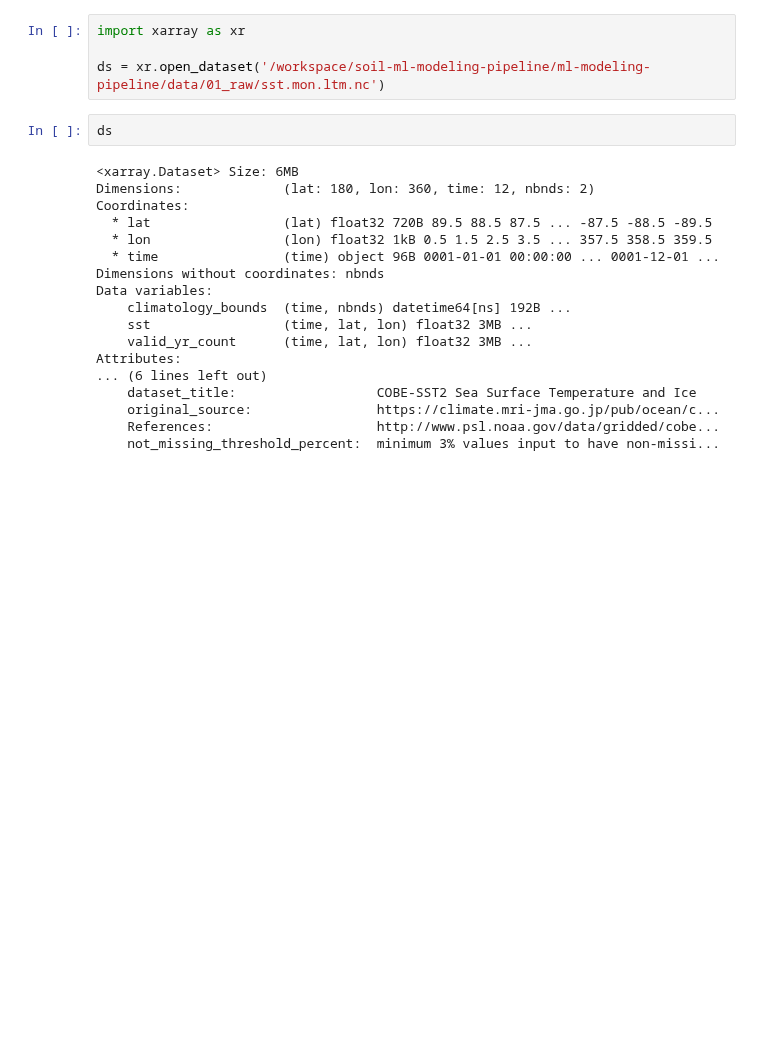
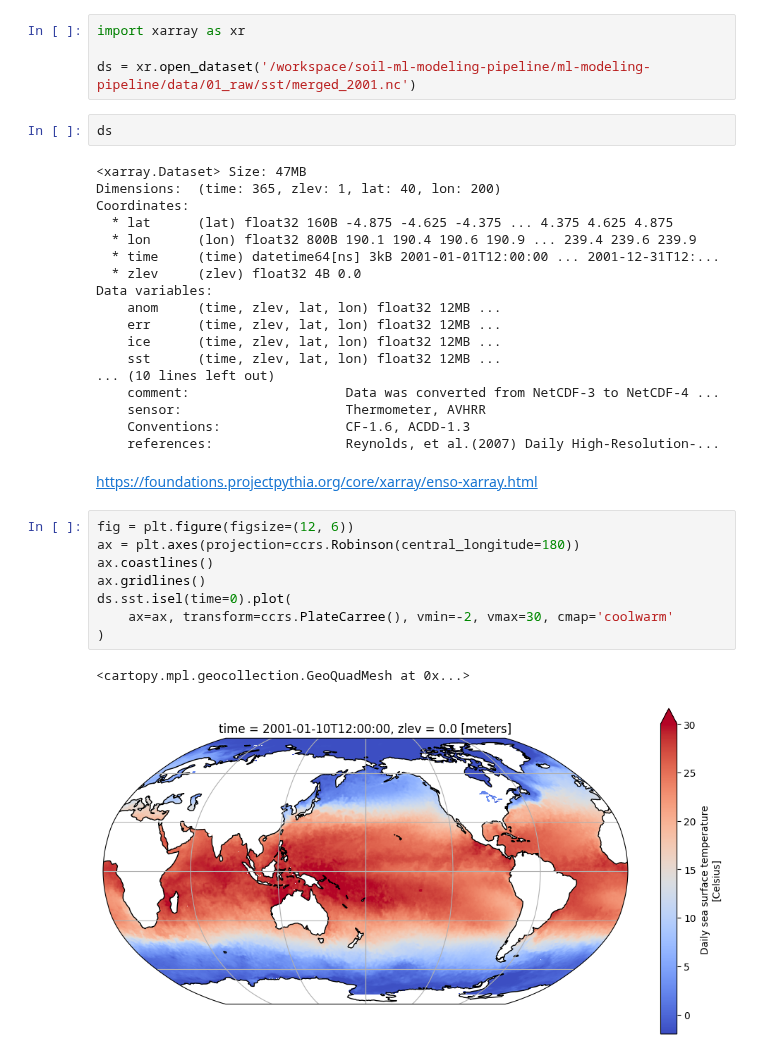
Before and after one commit to AdamPrzychodniPrivate/soil-water-forecasting, a Jupyter notebook: ml-modeling-pipeline/notebooks/sst.ipynb, the cells around one changed output. Drawn from its saved outputs; the diff is of its cells as text; blank space fills up the shorter version.

```diff
--- a/ml-modeling-pipeline/notebooks/sst.ipynb
+++ b/ml-modeling-pipeline/notebooks/sst.ipynb
@@ -1,24 +126,37 @@
 # %%
 import xarray as xr
 
-ds = xr.open_dataset('/workspace/soil-ml-modeling-pipeline/ml-modeling-pipeline/data/01_raw/sst.mon.ltm.nc')
+ds = xr.open_dataset('/workspace/soil-ml-modeling-pipeline/ml-modeling-pipeline/data/01_raw/sst/merged_2001.nc')
 # %%
 ds
 # %% [output]
-<xarray.Dataset> Size: 6MB
-Dimensions:             (lat: 180, lon: 360, time: 12, nbnds: 2)
+<xarray.Dataset> Size: 47MB
+Dimensions:  (time: 365, zlev: 1, lat: 40, lon: 200)
 Coordinates:
-  * lat                 (lat) float32 720B 89.5 88.5 87.5 ... -87.5 -88.5 -89.5
-  * lon                 (lon) float32 1kB 0.5 1.5 2.5 3.5 ... 357.5 358.5 359.5
-  * time                (time) object 96B 0001-01-01 00:00:00 ... 0001-12-01 ...
-Dimensions without coordinates: nbnds
+  * lat      (lat) float32 160B -4.875 -4.625 -4.375 ... 4.375 4.625 4.875
+  * lon      (lon) float32 800B 190.1 190.4 190.6 190.9 ... 239.4 239.6 239.9
+  * time     (time) datetime64[ns] 3kB 2001-01-01T12:00:00 ... 2001-12-31T12:...
+  * zlev     (zlev) float32 4B 0.0
 Data variables:
-    climatology_bounds  (time, nbnds) datetime64[ns] 192B ...
-    sst                 (time, lat, lon) float32 3MB ...
-    valid_yr_count      (time, lat, lon) float32 3MB ...
-Attributes:
-... (6 lines left out)
-    dataset_title:                  COBE-SST2 Sea Surface Temperature and Ice
-    original_source:                https://climate.mri-jma.go.jp/pub/ocean/c...
-    References:                     http://www.psl.noaa.gov/data/gridded/cobe...
-    not_missing_threshold_percent:  minimum 3% values input to have non-missi...
+    anom     (time, zlev, lat, lon) float32 12MB ...
+    err      (time, zlev, lat, lon) float32 12MB ...
+    ice      (time, zlev, lat, lon) float32 12MB ...
+    sst      (time, zlev, lat, lon) float32 12MB ...
+... (10 lines left out)
+    comment:                    Data was converted from NetCDF-3 to NetCDF-4 ...
+    sensor:                     Thermometer, AVHRR
+    Conventions:                CF-1.6, ACDD-1.3
+    references:                 Reynolds, et al.(2007) Daily High-Resolution-...
+# %% [markdown]
+https://foundations.projectpythia.org/core/xarray/enso-xarray.html
+# %%
+fig = plt.figure(figsize=(12, 6))
+ax = plt.axes(projection=ccrs.Robinson(central_longitude=180))
+ax.coastlines()
+ax.gridlines()
+ds.sst.isel(time=0).plot(
+    ax=ax, transform=ccrs.PlateCarree(), vmin=-2, vmax=30, cmap='coolwarm'
+)
+# %% [output]
+<cartopy.mpl.geocollection.GeoQuadMesh at 0x...>
+[figure, added]
```
Also changed, not shown: parts of 12 cells of this notebook.
